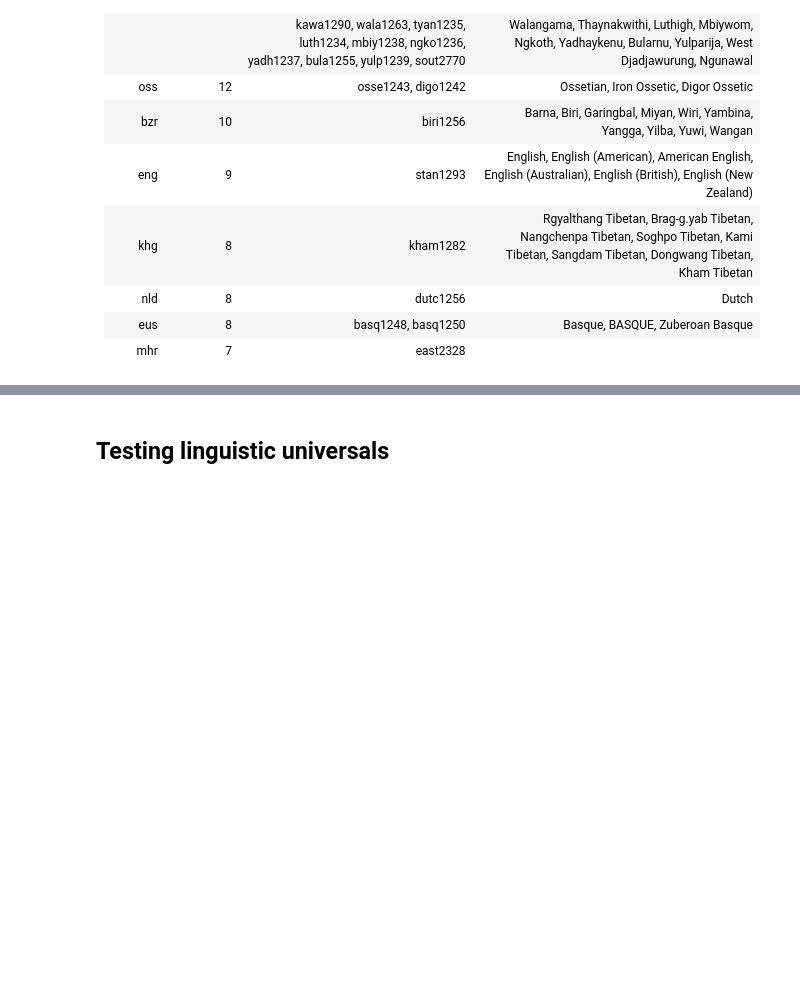
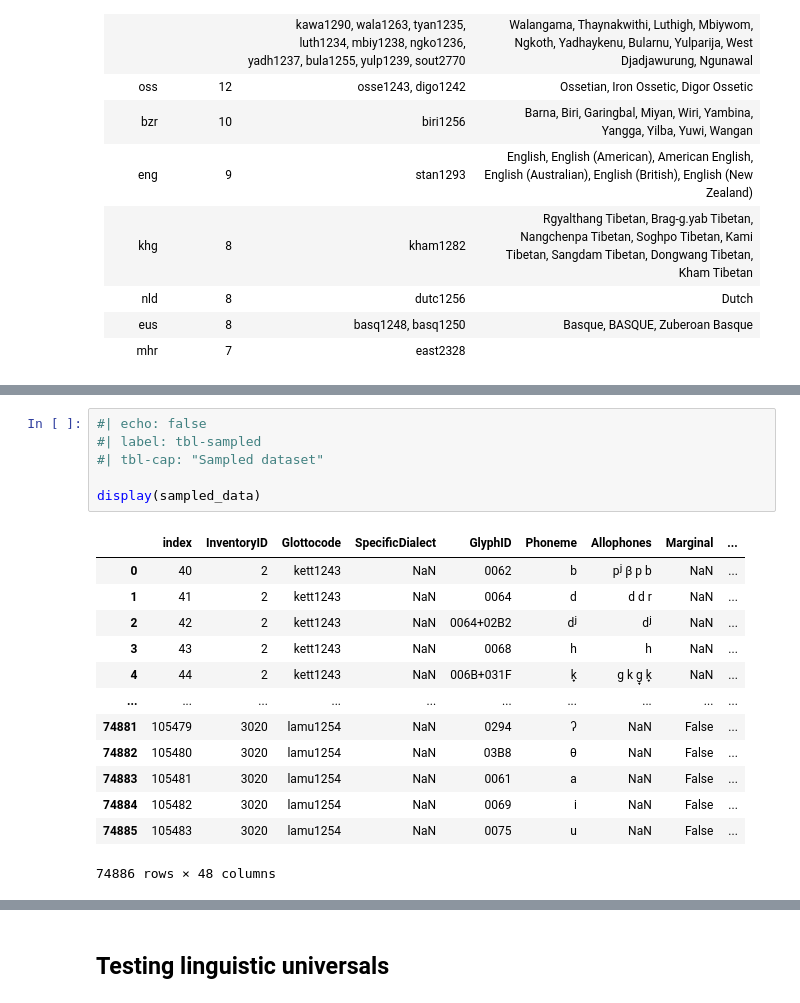
Before and after one commit to phtryll/nlp-labs, a Jupyter notebook: vowel-inventories/vowel_inventories.ipynb, the cells around one changed output, grey strips where cells are left out. Cells and saved outputs as stored; diff of their text form; blank space fills up the shorter version.

```diff
--- a/vowel-inventories/vowel_inventories.ipynb
+++ b/vowel-inventories/vowel_inventories.ipynb
@@ -209,0 +258,20 @@ Markdown(result.to_markdown(index=False))
+# %%
+#| echo: false
+#| label: tbl-sampled
+#| tbl-cap: "Sampled dataset"
+
+display(sampled_data)
+# %% [output]
+|  | index | InventoryID | Glottocode | SpecificDialect | GlyphID | Phoneme | Allophones | Marginal | ... |
+| 0 | 40 | 2 | kett1243 | NaN | 0062 | b | pʲ β p b | NaN | ... |
+| 1 | 41 | 2 | kett1243 | NaN | 0064 | d | d d r | NaN | ... |
+| 2 | 42 | 2 | kett1243 | NaN | 0064+02B2 | dʲ | dʲ | NaN | ... |
+| 3 | 43 | 2 | kett1243 | NaN | 0068 | h | h | NaN | ... |
+| 4 | 44 | 2 | kett1243 | NaN | 006B+031F | k̟ | ɡ k ɡ̟ k̟ | NaN | ... |
+| ... | ... | ... | ... | ... | ... | ... | ... | ... | ... |
+| 74881 | 105479 | 3020 | lamu1254 | NaN | 0294 | ʔ | NaN | False | ... |
+| 74882 | 105480 | 3020 | lamu1254 | NaN | 03B8 | θ | NaN | False | ... |
+| 74883 | 105481 | 3020 | lamu1254 | NaN | 0061 | a | NaN | False | ... |
+| 74884 | 105482 | 3020 | lamu1254 | NaN | 0069 | i | NaN | False | ... |
+| 74885 | 105483 | 3020 | lamu1254 | NaN | 0075 | u | NaN | False | ... |
+74886 rows × 48 columns
```
Also changed, not shown: parts of 56 cells of this notebook, 1 other file.
